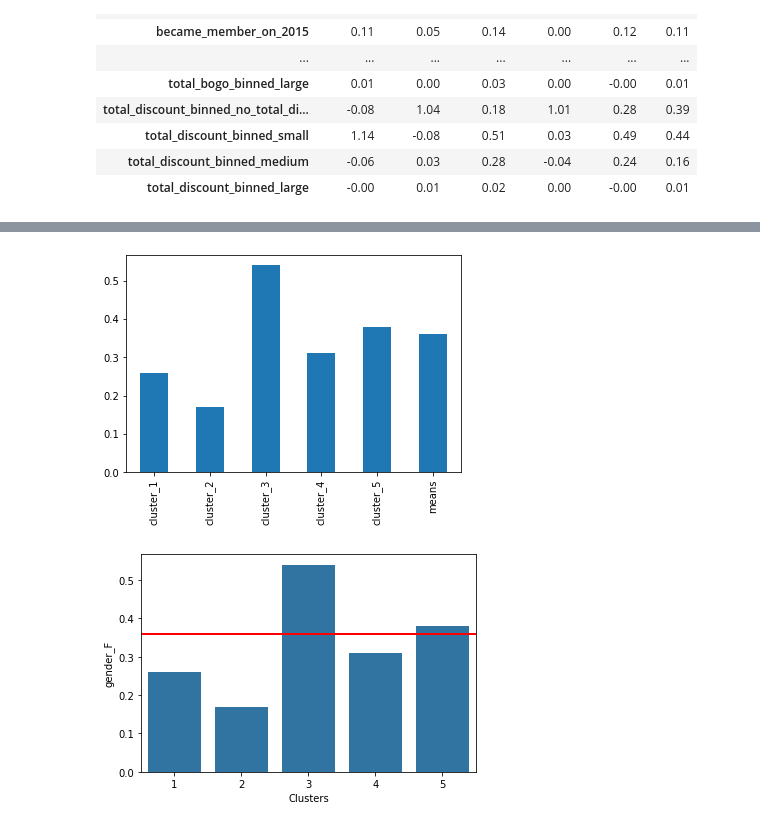
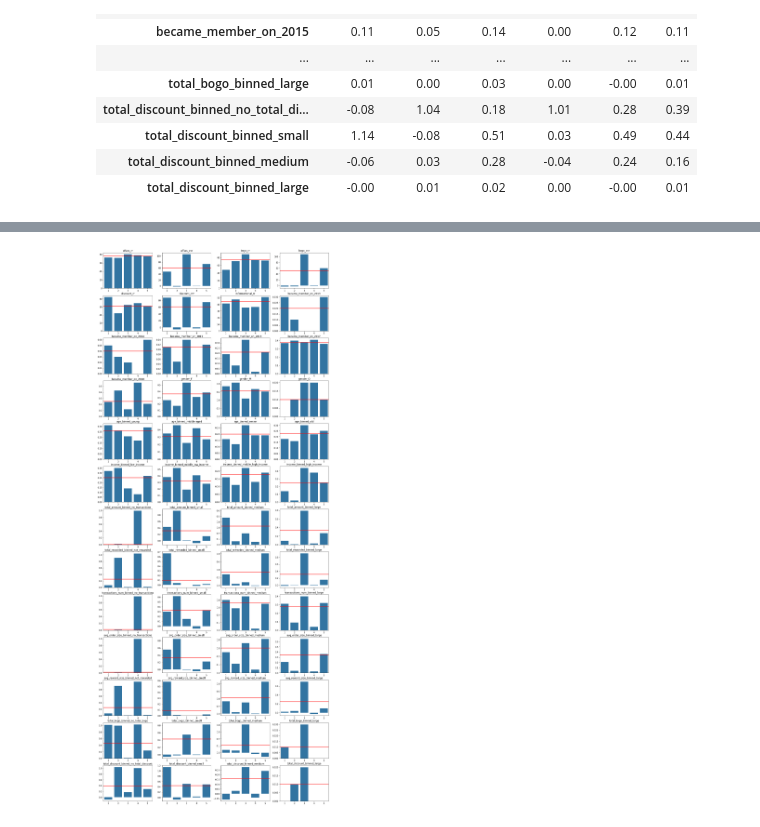
Before and after one commit to k-bosko/Starbucks_rewards, a Jupyter notebook: Starbucks_capstone.ipynb, the cells around one changed output, grey strips where cells are left out. Saved outputs shown, nothing was run; the diff lists cells and outputs as text; code cells hidden in the pictures.

Commit message:
added description of all segments and made validation with visualizations

```diff
--- a/Starbucks_capstone.ipynb
+++ b/Starbucks_capstone.ipynb
@@ -1238,12 +1234,14 @@ Note: <br>
-# %%
-cluster_df_fin.T.gender_F.plot.bar();
-# %% [output]
-[figure, removed]
 # %%
-base_color = sns.color_palette()[0]
-fig, ax = plt.subplots()
-sns.barplot(y='gender_F', x=['1', '2', '3', '4', '5'], data=cluster_df_fin.T.iloc[:-1, :], color=base_color);
-plt.xlabel("Clusters");
-ax.axhline(y=cluster_df_fin.T['gender_F'][-1], linewidth=2, color='r');
+number_subplot = len(cluster_df_fin.T.columns)
+plt.figure(figsize=(20, 50));
+
+for i, each in enumerate(cluster_df_fin.T.columns):
+    ax = plt.subplot(number_subplot/4,4,i+1)
+    sns.barplot(y=each, x=['1', '2', '3', '4', '5'], data=cluster_df_fin.T.iloc[:-1, :], color=base_color);
+    plt.title(f"{each}");
+    ax.axhline(y=cluster_df_fin.T[each][-1], linewidth=2, color='r');
+    plt.ylabel("");
+    #plt.xlabel("Clusters");
+    #plt.tight_layout();
 # %% [output]
-[figure, old version]
+[figure, new version]
```
Also changed, not shown: parts of 33 cells of this notebook.
